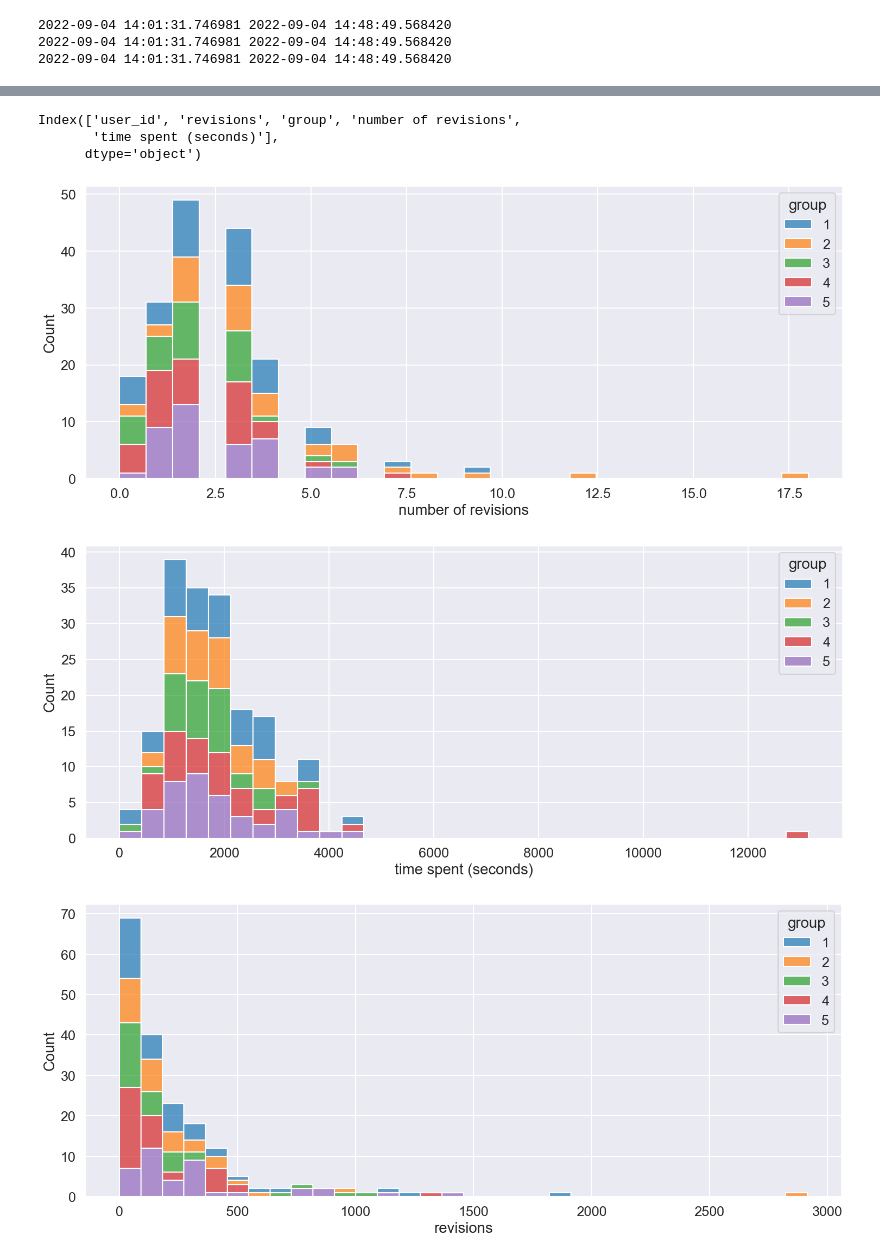
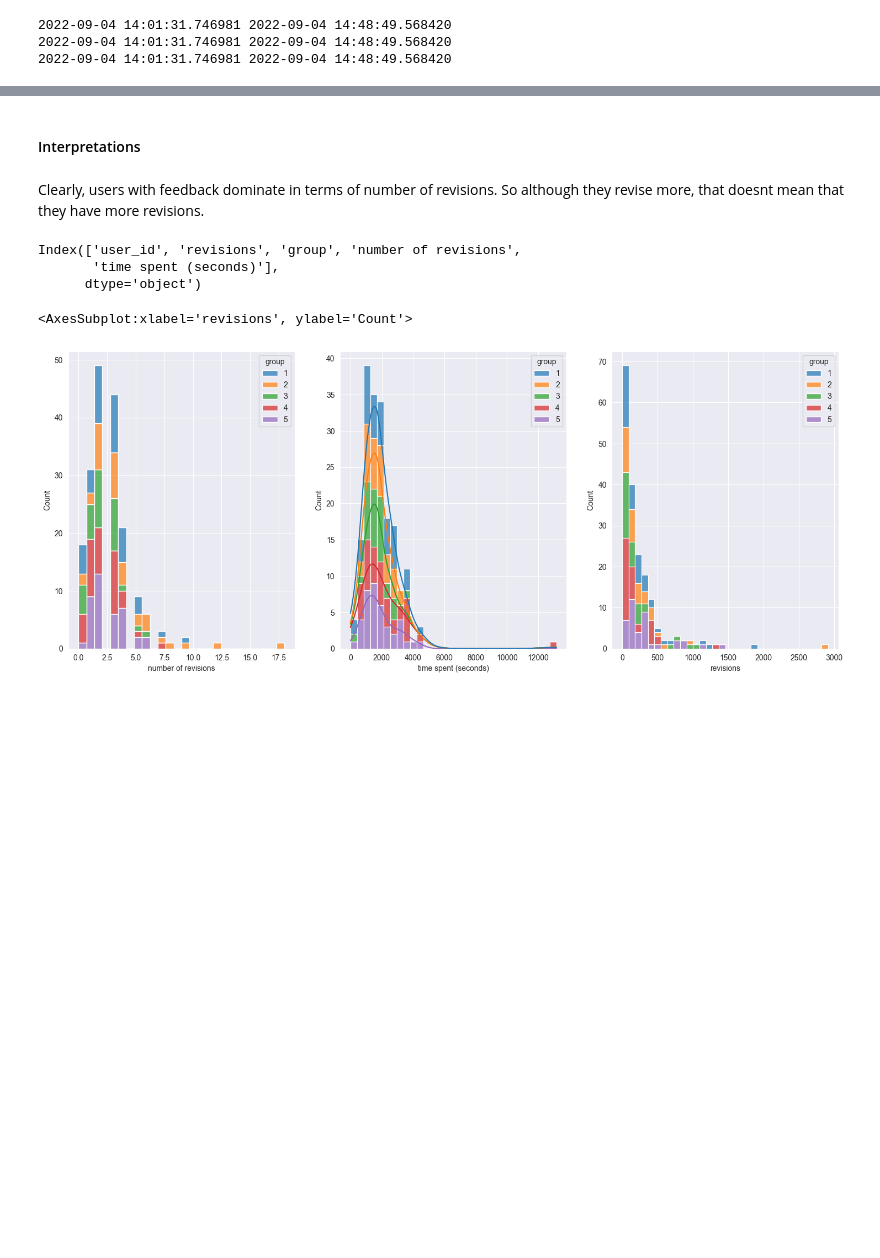
Before and after one commit to lucamouchel/Understanding-Revision-Behavior, a Jupyter notebook: InsertsDelComparisons.ipynb, the cells around one changed output, grey strips where cells are left out. Drawn from its saved outputs; the diff is of its cells as text; code cells hidden in the pictures; blank space fills up the shorter version.

Commit message:
adjusted plots to be more concise

```diff
--- a/InsertsDelComparisons.ipynb
+++ b/InsertsDelComparisons.ipynb
@@ -581,16 +583,17 @@ Index(['user_id', 'revisions', 'group', 'number of revisions',
+# %% [markdown]
+#### Interpretations
+# %% [markdown]
+Clearly, users with feedback dominate in terms of number of revisions. So although they revise more, that doesnt mean that they have more revisions.
 # %%
 print(dframe_all_recipes_combined.columns)
 
-sns.histplot(data=dframe_all_recipes_combined, x="number of revisions", hue="group", palette='tab10', alpha=0.7, multiple='stack')
-plt.show()
-sns.histplot(data=dframe_all_recipes_combined, x="time spent (seconds)", hue="group", palette='tab10', alpha=0.7, multiple='stack')
-plt.show()
-sns.histplot(data=dframe_all_recipes_combined, x="revisions", hue="group", palette='tab10', alpha=0.7, multiple='stack')
-plt.show()
+fig,ax = plt.subplots(1,3)
+sns.histplot(data=dframe_all_recipes_combined, x="number of revisions", hue="group", palette='tab10', alpha=0.7, multiple='stack', ax=ax[0])
+sns.histplot(data=dframe_all_recipes_combined, x="time spent (seconds)", hue="group", palette='tab10', alpha=0.7, multiple='stack', ax=ax[1], kde=True)
+sns.histplot(data=dframe_all_recipes_combined, x="revisions", hue="group", palette='tab10', alpha=0.7, multiple='stack', ax=ax[2])
 # %% [output]
 Index(['user_id', 'revisions', 'group', 'number of revisions',
        'time spent (seconds)'],
       dtype='object')
+<AxesSubplot:xlabel='revisions', ylabel='Count'>
-[figure, old version]
+[figure, new version]
-[figure, removed]
-[figure, removed]
```
Also changed, not shown: parts of 10 cells of this notebook, 14 other files.
